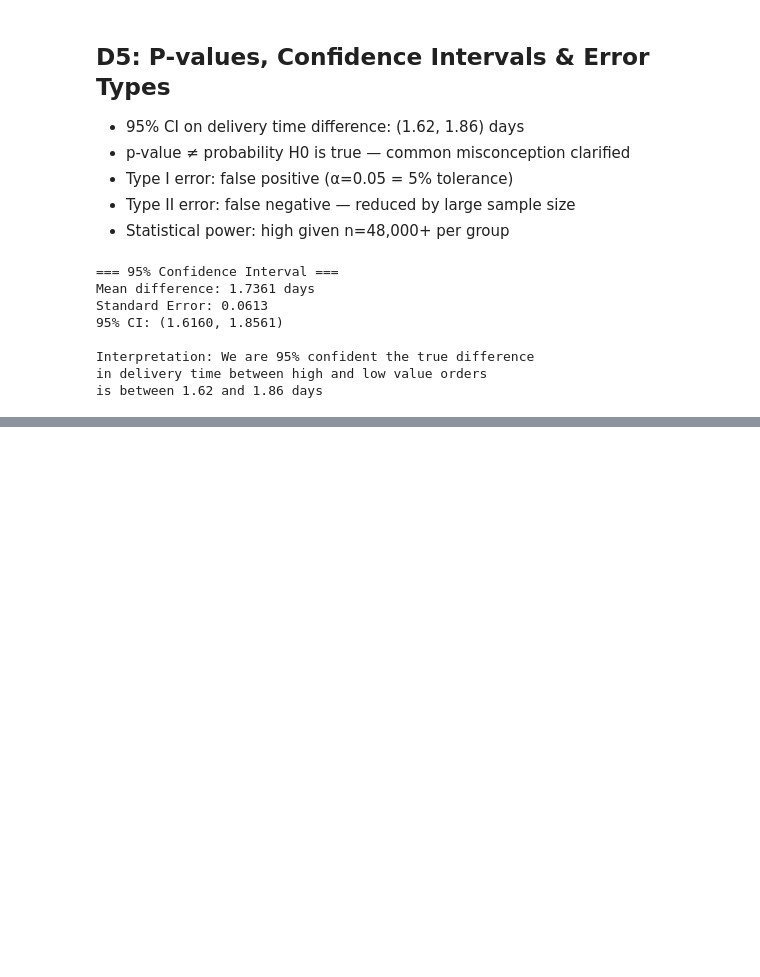
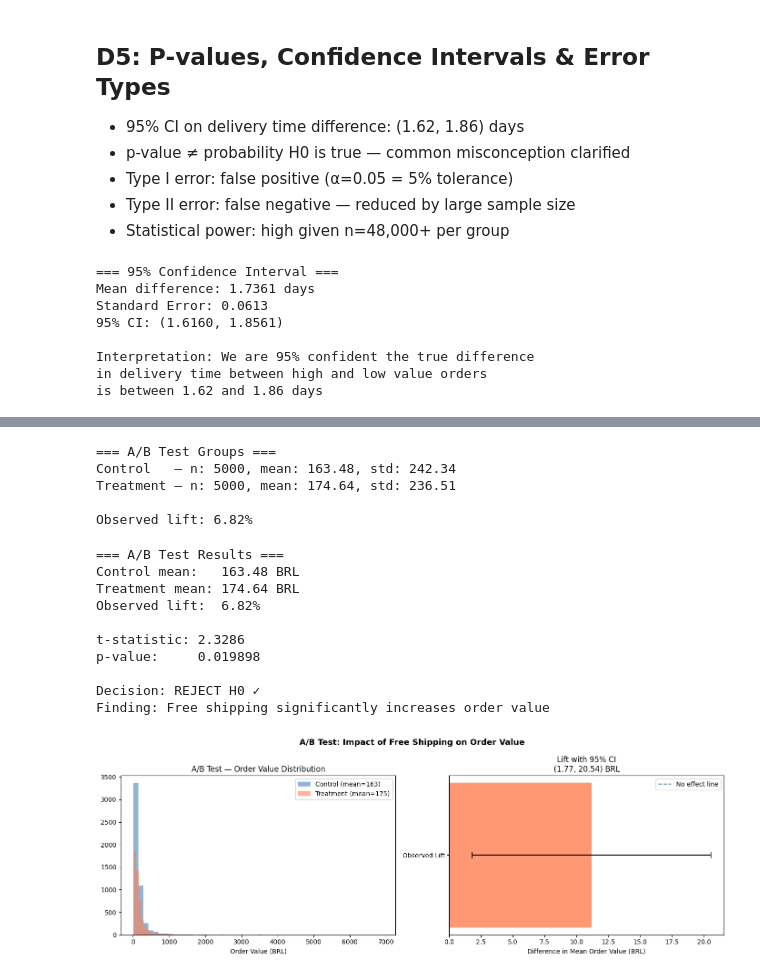
Before and after one commit to Deepesh6/olist-analytics-pipeline, a Jupyter notebook: eda_stats_week1.ipynb, the cells around one changed output, grey strips where cells are left out. Cells and saved outputs as stored; diff of their text form; code cells hidden in the pictures; blank space fills up the shorter version.

Commit message:
W1-Weekend: End-to-end A/B test - free shipping impact simulation

```diff
--- a/eda_stats_week1.ipynb
+++ b/eda_stats_week1.ipynb
@@ -494,0 +503,78 @@ is between 1.62 and 1.86 days
+# %%
+np.random.seed(42)
+
+population = df_payments.groupby('order_id')['payment_value'].sum().values
+
+# Control group (A): customers who did NOT get free shipping offer
+# Treatment group (B): customers who DID get free shipping offer
+control = np.random.choice(population, size=5000, replace=False)
+treatment_base = np.random.choice(population, size=5000, replace=False)
+treatment = treatment_base * np.random.uniform(1.0, 1.16, size=5000)
+
+print("=== A/B Test Groups ===")
+print(f"Control   — n: {len(control)}, mean: {control.mean():.2f}, std: {control.std():.2f}")
+print(f"Treatment — n: {len(treatment)}, mean: {treatment.mean():.2f}, std: {treatment.std():.2f}")
+print(f"\nObserved lift: {((treatment.mean() - control.mean()) / control.mean() * 100):.2f}%")
+# %% [output]
+=== A/B Test Groups ===
+Control   — n: 5000, mean: 163.48, std: 242.34
+Treatment — n: 5000, mean: 174.64, std: 236.51
+
+Observed lift: 6.82%
+# %%
+# Run t-test
+t_stat, p_value = stats.ttest_ind(treatment, control)
+
+print("=== A/B Test Results ===")
+print(f"Control mean:   {control.mean():.2f} BRL")
+print(f"Treatment mean: {treatment.mean():.2f} BRL")
+print(f"Observed lift:  {((treatment.mean() - control.mean()) / control.mean() * 100):.2f}%")
+print(f"\nt-statistic: {t_stat:.4f}")
+print(f"p-value:     {p_value:.6f}")
+
+if p_value < 0.05:
+    print("\nDecision: REJECT H0 ✓")
+    print("Finding: Free shipping significantly increases order value")
+else:
+    print("\nDecision: FAIL TO REJECT H0")
+    print("Finding: No significant impact detected")
+
+# Visualise
+fig, axes = plt.subplots(1, 2, figsize=(14, 5))
+
+axes[0].hist(control, bins=50, alpha=0.6, color='steelblue', label=f'Control (mean={control.mean():.0f})')
+axes[0].hist(treatment, bins=50, alpha=0.6, color='coral', label=f'Treatment (mean={treatment.mean():.0f})')
+axes[0].set_title('A/B Test — Order Value Distribution')
+axes[0].set_xlabel('Order Value (BRL)')
+axes[0].legend()
+
+# Confidence interval on the lift
+diff = treatment.mean() - control.mean()
+se = np.sqrt(treatment.std()**2/len(treatment) + control.std()**2/len(control))
+ci_lower = diff - 1.96 * se
+ci_upper = diff + 1.96 * se
+
+axes[1].barh(['Observed Lift'], [diff], color='coral', alpha=0.8)
+axes[1].errorbar([diff], ['Observed Lift'], xerr=[[diff-ci_lower], [ci_upper-diff]],
+                fmt='none', color='black', capsize=5)
+axes[1].axvline(x=0, color='steelblue', linestyle='--', label='No effect line')
+axes[1].set_title(f'Lift with 95% CI\n({ci_lower:.2f}, {ci_upper:.2f}) BRL')
+axes[1].set_xlabel('Difference in Mean Order Value (BRL)')
+axes[1].legend()
+
+plt.suptitle('A/B Test: Impact of Free Shipping on Order Value', fontsize=13, fontweight='bold')
+plt.tight_layout()
+plt.savefig('ab_test_results.png', dpi=150, bbox_inches='tight')
+plt.show()
+# %% [output]
+=== A/B Test Results ===
+Control mean:   163.48 BRL
+Treatment mean: 174.64 BRL
+Observed lift:  6.82%
+
+t-statistic: 2.3286
+p-value:     0.019898
+
+Decision: REJECT H0 ✓
+Finding: Free shipping significantly increases order value
+[figure, added]
```
Also changed, not shown: parts of 1 cell of this notebook, 1 other file.
